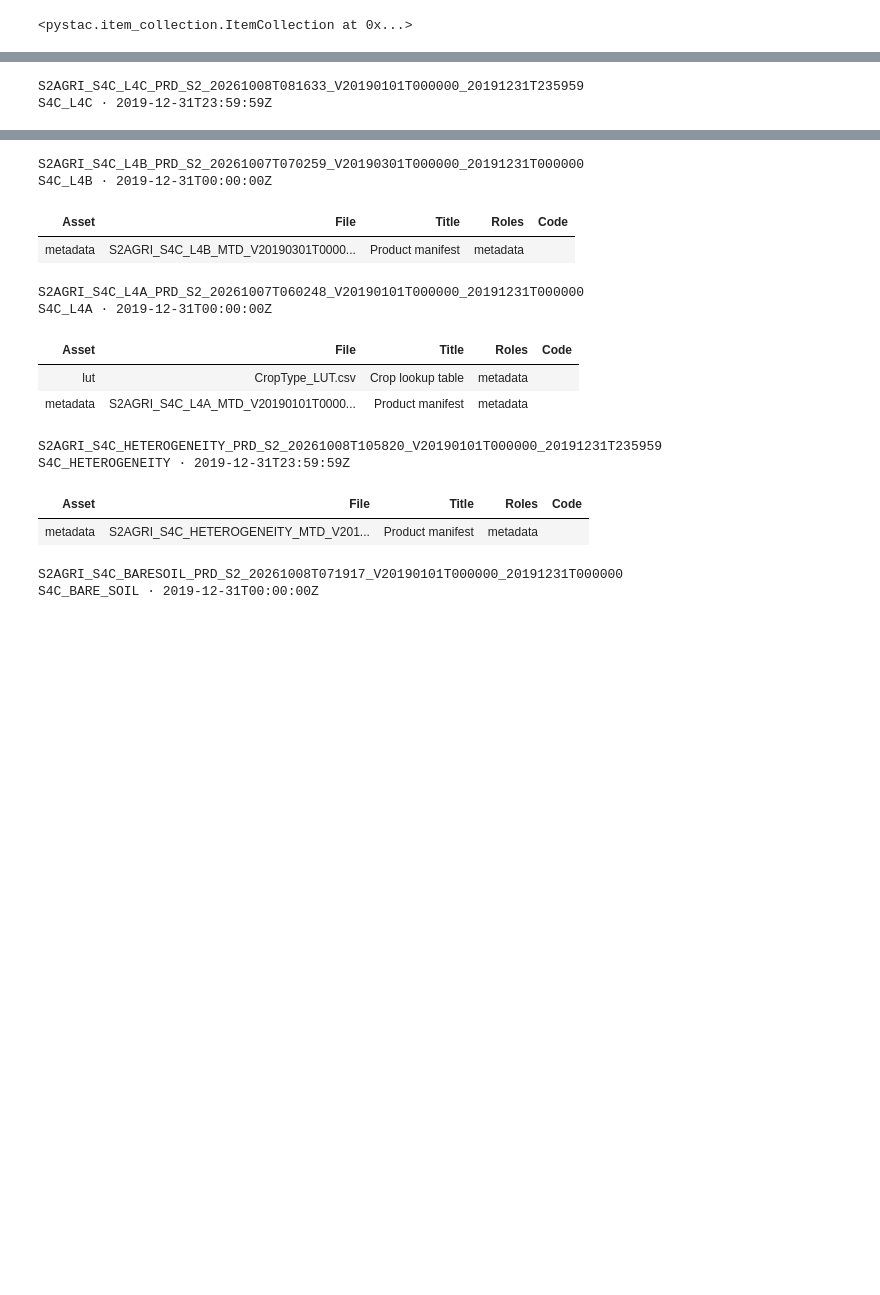
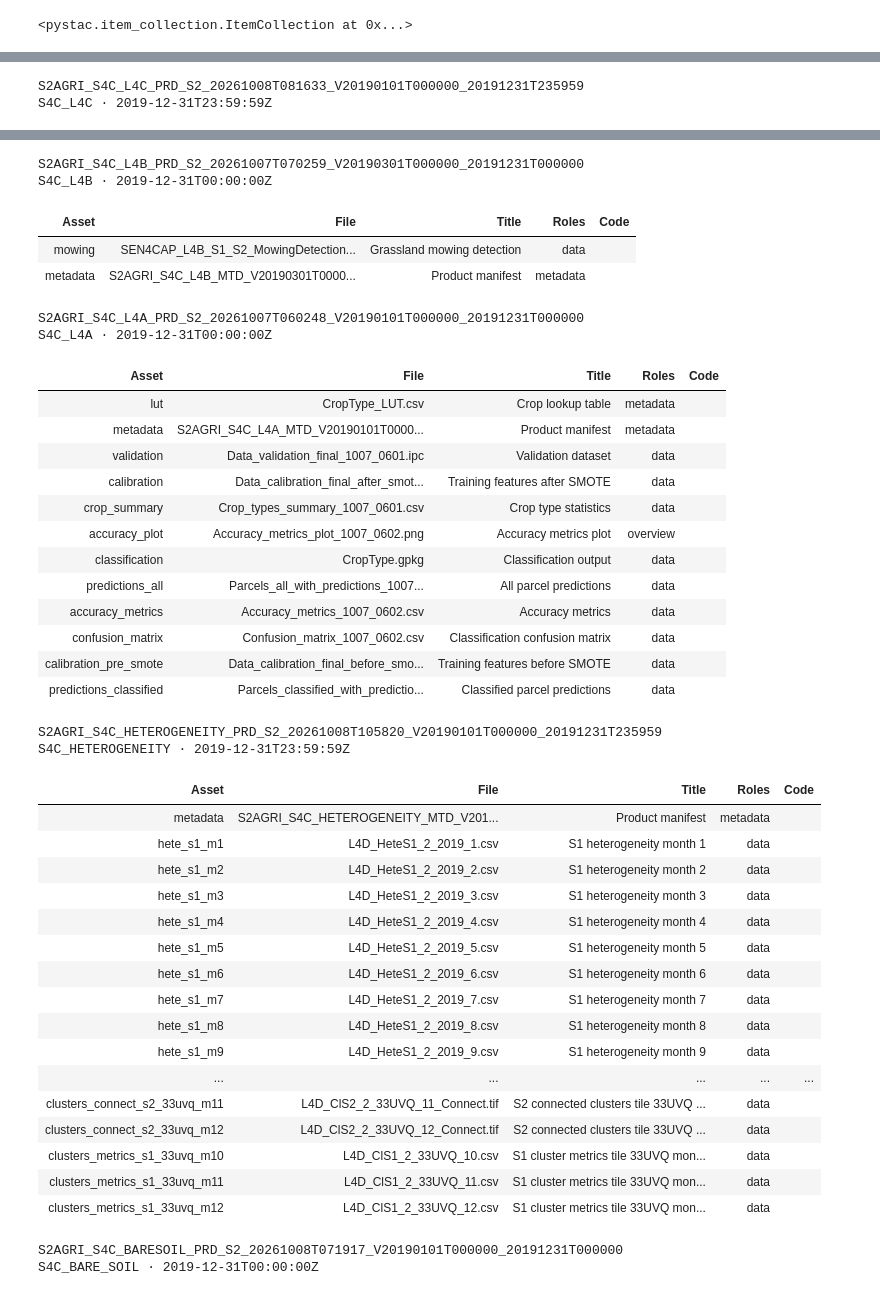
Before and after one commit to eo-tools/eozilla, a Jupyter notebook: notebooks/show-assets.ipynb, the cells around one changed output, grey strips where cells are left out. Saved outputs shown, nothing was run; the diff lists cells and outputs as text; code cells hidden in the pictures; blank space fills up the shorter version.

```diff
--- a/notebooks/show-assets.ipynb
+++ b/notebooks/show-assets.ipynb
@@ -48,7 +48,7 @@ from cuiman.api import Client
 items = list(cat.get_all_items())
 client = Client()
 try:
-    client.show_assets(items, roles="metadata")
+    client.show_assets(items)
 finally:
     client.close()
 # %% [output]
@@ -65,18 +70,44 @@ S4C_L4C · 2019-12-31T23:59:59Z
 | fallow_plot | Sen4CAP_L4C_Fallow_CZE_2019_PLOT.xml | Fallow land plot data | metadata |  |
 | catch_crop_plot | Sen4CAP_L4C_CatchCrop_CZE_2019_PL... | Catch crop plot data | metadata |  |
 S2AGRI_S4C_L4B_PRD_S2_20261007T070259_V20190301T000000_20191231T000000
 S4C_L4B · 2019-12-31T00:00:00Z
 | Asset | File | Title | Roles | Code |
+| mowing | SEN4CAP_L4B_S1_S2_MowingDetection... | Grassland mowing detection | data |  |
 | metadata | S2AGRI_S4C_L4B_MTD_V20190301T0000... | Product manifest | metadata |  |
 S2AGRI_S4C_L4A_PRD_S2_20261007T060248_V20190101T000000_20191231T000000
 S4C_L4A · 2019-12-31T00:00:00Z
 | Asset | File | Title | Roles | Code |
 | lut | CropType_LUT.csv | Crop lookup table | metadata |  |
 | metadata | S2AGRI_S4C_L4A_MTD_V20190101T0000... | Product manifest | metadata |  |
+| validation | Data_validation_final_1007_0601.ipc | Validation dataset | data |  |
+| calibration | Data_calibration_final_after_smot... | Training features after SMOTE | data |  |
+| crop_summary | Crop_types_summary_1007_0601.csv | Crop type statistics | data |  |
+| accuracy_plot | Accuracy_metrics_plot_1007_0602.png | Accuracy metrics plot | overview |  |
+| classification | CropType.gpkg | Classification output | data |  |
+| predictions_all | Parcels_all_with_predictions_1007... | All parcel predictions | data |  |
+| accuracy_metrics | Accuracy_metrics_1007_0602.csv | Accuracy metrics | data |  |
+| confusion_matrix | Confusion_matrix_1007_0602.csv | Classification confusion matrix | data |  |
+| calibration_pre_smote | Data_calibration_final_before_smo... | Training features before SMOTE | data |  |
+| predictions_classified | Parcels_classified_with_predictio... | Classified parcel predictions | data |  |
 S2AGRI_S4C_HETEROGENEITY_PRD_S2_20261008T105820_V20190101T000000_20191231T235959
 S4C_HETEROGENEITY · 2019-12-31T23:59:59Z
 | Asset | File | Title | Roles | Code |
 | metadata | S2AGRI_S4C_HETEROGENEITY_MTD_V201... | Product manifest | metadata |  |
+| hete_s1_m1 | L4D_HeteS1_2_2019_1.csv | S1 heterogeneity month 1 | data |  |
+| hete_s1_m2 | L4D_HeteS1_2_2019_2.csv | S1 heterogeneity month 2 | data |  |
+| hete_s1_m3 | L4D_HeteS1_2_2019_3.csv | S1 heterogeneity month 3 | data |  |
+| hete_s1_m4 | L4D_HeteS1_2_2019_4.csv | S1 heterogeneity month 4 | data |  |
+| hete_s1_m5 | L4D_HeteS1_2_2019_5.csv | S1 heterogeneity month 5 | data |  |
+| hete_s1_m6 | L4D_HeteS1_2_2019_6.csv | S1 heterogeneity month 6 | data |  |
+| hete_s1_m7 | L4D_HeteS1_2_2019_7.csv | S1 heterogeneity month 7 | data |  |
+| hete_s1_m8 | L4D_HeteS1_2_2019_8.csv | S1 heterogeneity month 8 | data |  |
+| hete_s1_m9 | L4D_HeteS1_2_2019_9.csv | S1 heterogeneity month 9 | data |  |
+| ... | ... | ... | ... | ... |
+| clusters_connect_s2_33uvq_m11 | L4D_ClS2_2_33UVQ_11_Connect.tif | S2 connected clusters tile 33UVQ ... | data |  |
+| clusters_connect_s2_33uvq_m12 | L4D_ClS2_2_33UVQ_12_Connect.tif | S2 connected clusters tile 33UVQ ... | data |  |
+| clusters_metrics_s1_33uvq_m10 | L4D_ClS1_2_33UVQ_10.csv | S1 cluster metrics tile 33UVQ mon... | data |  |
+| clusters_metrics_s1_33uvq_m11 | L4D_ClS1_2_33UVQ_11.csv | S1 cluster metrics tile 33UVQ mon... | data |  |
+| clusters_metrics_s1_33uvq_m12 | L4D_ClS1_2_33UVQ_12.csv | S1 cluster metrics tile 33UVQ mon... | data |  |
 S2AGRI_S4C_BARESOIL_PRD_S2_20261008T071917_V20190101T000000_20191231T000000
 S4C_BARE_SOIL · 2019-12-31T00:00:00Z
 | Asset | File | Title | Roles | Code |
```
Also changed, not shown: parts of 1 cell of this notebook, 8 other files.
